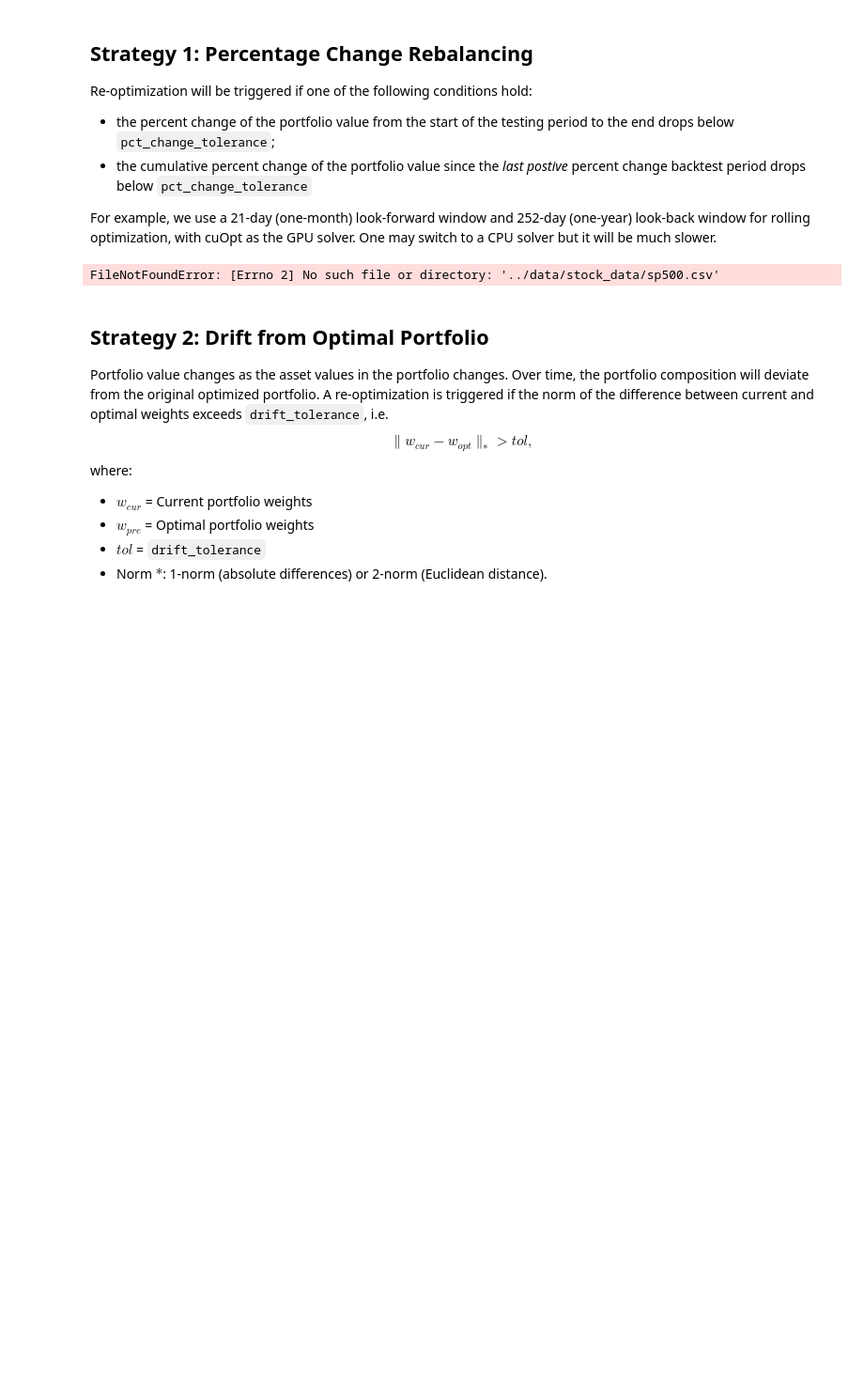
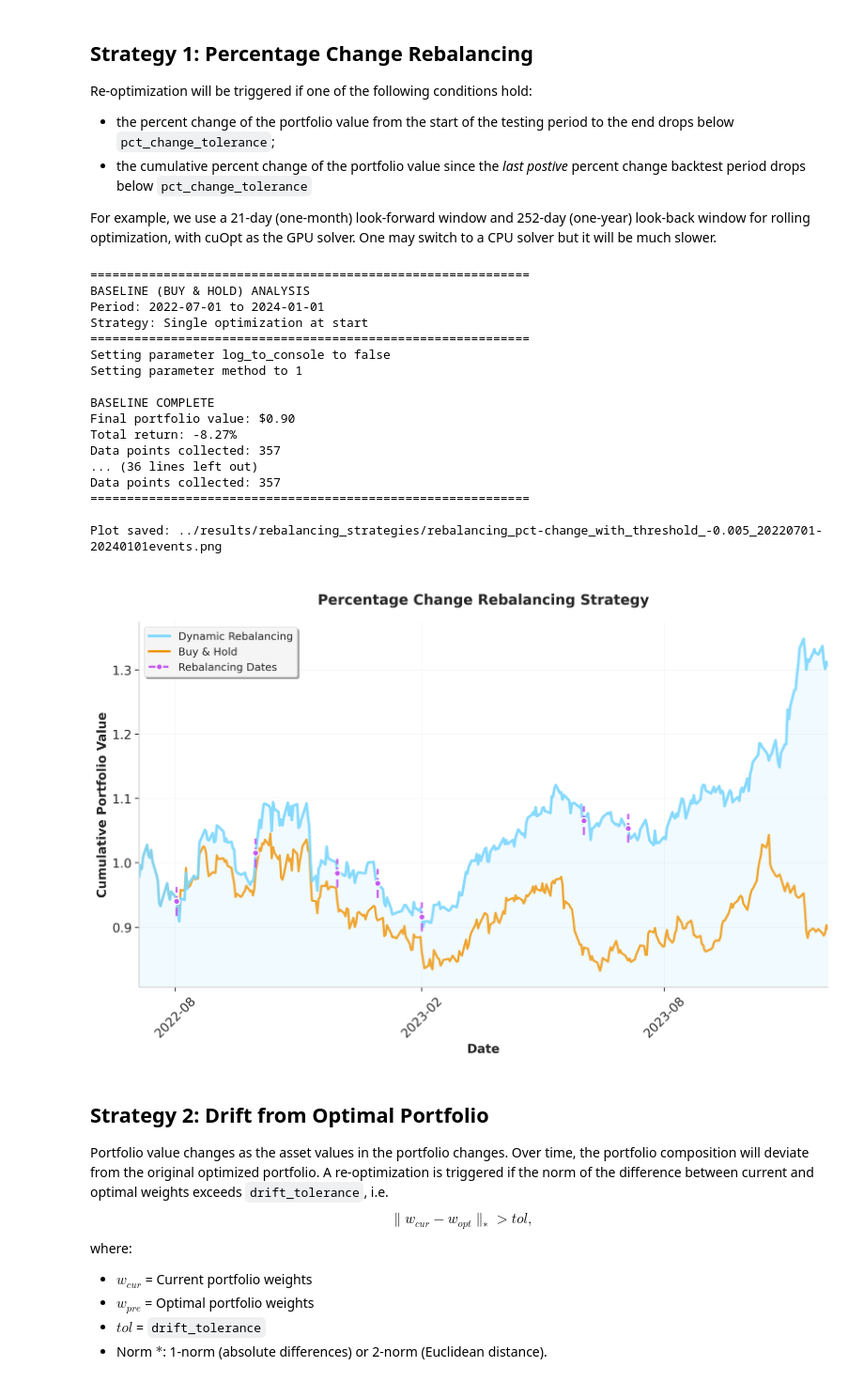
Before and after one commit to NVIDIA-AI-Blueprints/quantitative-portfolio-optimization, a Jupyter notebook: notebooks/rebalancing_strategies.ipynb, the cells around one changed output. Shown at 94% size. Drawn from its saved outputs; the diff is of its cells as text; code cells hidden in the pictures; blank space fills up the shorter version.

Commit message:
update rebalancing_strategies.ipynb output

```diff
--- a/notebooks/rebalancing_strategies.ipynb
+++ b/notebooks/rebalancing_strategies.ipynb
@@ -56,7 +56,7 @@ For example, we use a 21-day (one-month) look-forward window and 252-day (one-ye
 # %%
 # Trading period and backtesting windows.
 selected_rebal_scenario_name = 'rebalancing_trading_period'
-rebal_trading_start_date, rebal_trading_end_date = "2022-07-01", "2022-12-01"
+rebal_trading_start_date, rebal_trading_end_date = "2022-07-01", "2024-01-01"
 
 rebal_look_back_window = 252       # Historical period for optimization (trading days).
 rebal_look_forward_window = 21     # Out-of-sample testing period (trading days).
@@ -67,34 +67,51 @@ transaction_cost_factor = 0.001
 # Reoptimization trigger: percentage change threshold.
 percent_change_tolerance = -0.005   # Reoptimize if portfolio value drops by 0.5%.
 pct_change_re_optimize_criteria = {"type": "pct_change", "threshold": percent_change_tolerance}
 
 # GPU solver configuration.
 solver_settings = {'solver':cp.CUOPT, 'verbose': False, 'solver_method': 'PDLP'}
 
 # Execute portfolio rebalancing with percentage change trigger.
 pct_change_rebalancing_obj = rebalance.rebalance_portfolio(
     dataset_directory=sp500_dataset_directory,
     returns_compute_settings = rebal_returns_compute_settings,
     scenario_generation_settings = rebal_scenario_generation_settings,
     trading_start=rebal_trading_start_date,
     trading_end=rebal_trading_end_date,
     look_forward_window=rebal_look_forward_window,
     look_back_window=rebal_look_back_window,
     cvar_params=rebal_tc_cvar_params,
     solver_settings = solver_settings,
     re_optimize_criteria=pct_change_re_optimize_criteria, #specify the re-optimization criteria
     print_opt_result = False
 )
 
 # Retrieve and plot optimization results.
 pct_change_results_df, pct_change_re_optimize_dates, cumulative_portfolio_value_array = pct_change_rebalancing_obj.re_optimize(
                                                                                                                         transaction_cost_factor = transaction_cost_factor, \
                                                                                                                         plot_results=True, \
                                                                                                                         save_plot = True, \
                                                                                                                         results_dir = "../results/rebalancing_strategies"
                                                                                                                         )
 # %% [output]
-FileNotFoundError: [Errno 2] No such file or directory: '../data/stock_data/sp500.csv'
+============================================================
+BASELINE (BUY & HOLD) ANALYSIS
+Period: 2022-07-01 to 2024-01-01
+Strategy: Single optimization at start
+============================================================
+Setting parameter log_to_console to false
+Setting parameter method to 1
+
+BASELINE COMPLETE
+Final portfolio value: $0.90
+Total return: -8.27%
+Data points collected: 357
+... (36 lines left out)
+Data points collected: 357
+============================================================
+
+Plot saved: ../results/rebalancing_strategies/rebalancing_pct-change_with_threshold_-0.005_20220701-20240101events.png
+[figure, added]
 # %% [markdown]
 ## Strategy 2: Drift from Optimal Portfolio
 <a id='drift-from-optimal'></a>
```
